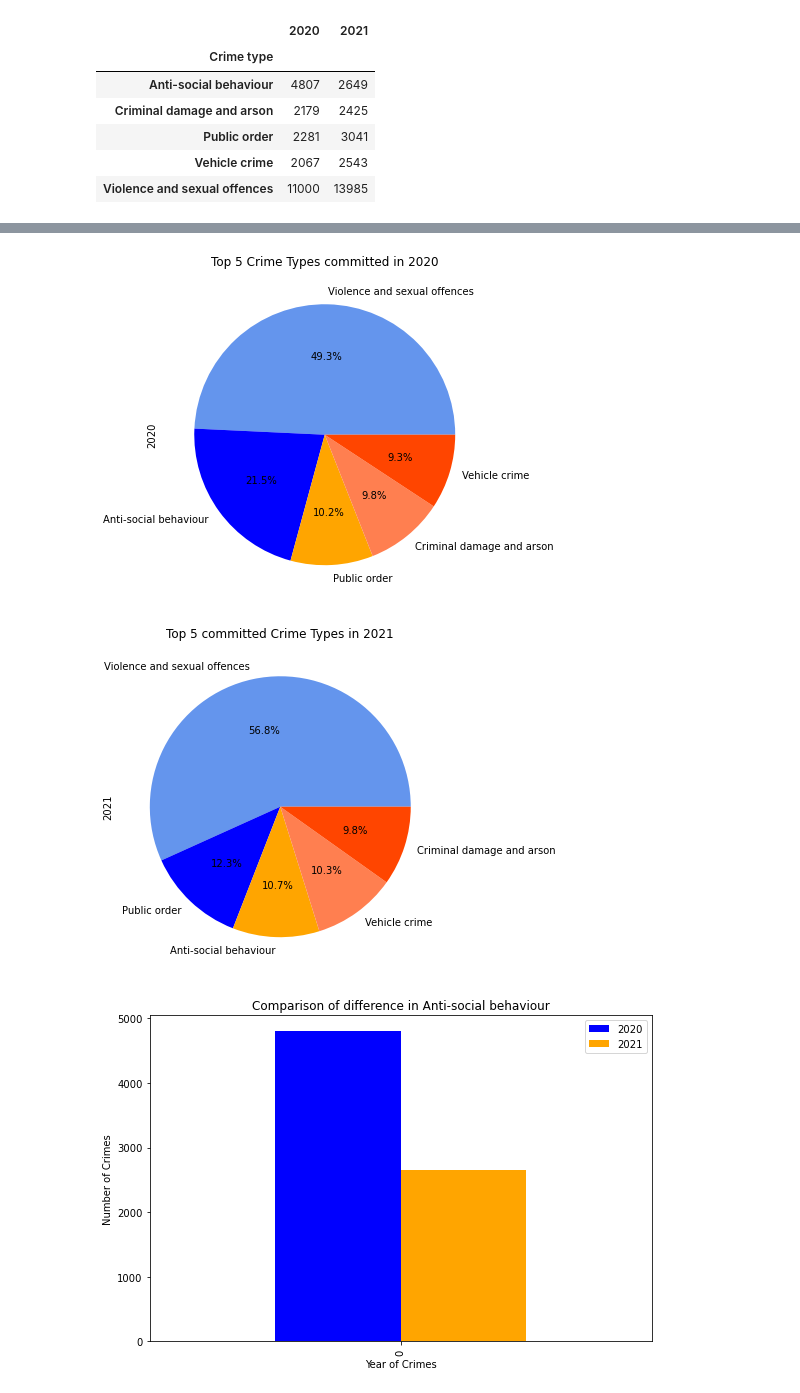
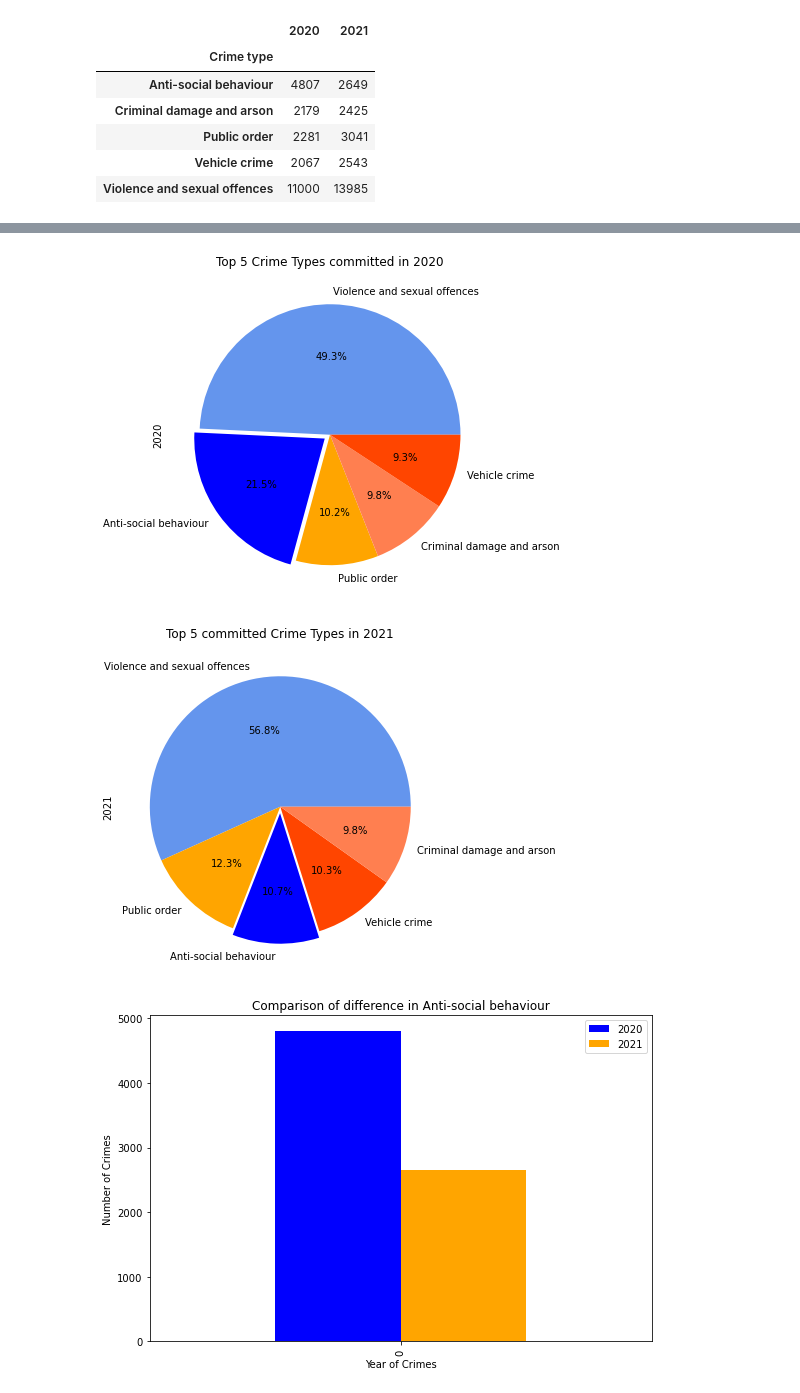
Before and after one commit to hibaa-a/Crime-in-the-West-Midlands, a Jupyter notebook: Crime.ipynb, the cells around one changed output, grey strips where cells are left out. Drawn from its saved outputs; the diff is of its cells as text; code cells hidden in the pictures.

Commit message:
Image update

```diff
--- a/Crime.ipynb
+++ b/Crime.ipynb
@@ -186,13 +186,17 @@ Text(0.5, 1.0, 'Comparison of type of crimes committed')
 # %%
-top_5_2020.plot.pie(autopct= "%1.1f%%", colors = ["cornflowerblue", "blue", "orange", "coral", "orangered"], title="Top 5 Crime Types committed in 2020", figsize=(9,6))
+explode = (0, 0.05, 0, 0, 0)
+top_5_2020.plot.pie(explode=explode, autopct= "%1.1f%%", colors = ["cornflowerblue", "blue", "orange", "coral", "orangered"], title="Top 5 Crime Types committed in 2020", figsize=(9,6))
+plt.savefig("top_5_2020")
 plt.show()
 # %% [output]
-[figure, old version]
+[figure, new version]
 # %%
-top_5_2021.plot.pie(autopct= "%1.1f%%", colors = ["cornflowerblue", "blue", "orange", "coral", "orangered"], title="Top 5 committed Crime Types in 2021", figsize=(9,6))
+explode = (0, 0, 0.05, 0, 0)
+top_5_2021.plot.pie(explode=explode, autopct= "%1.1f%%", colors = ["cornflowerblue", "orange", "blue", "orangered", "coral"], title="Top 5 committed Crime Types in 2021", figsize=(9,6))
+plt.savefig("top_5_2021")
 plt.show()
 # %% [output]
-[figure, old version]
+[figure, new version]
 # %%
 top_5_type_of_crimes_combined.reset_index(inplace = True, drop = True)
 # %%
```
Also changed, not shown: parts of 5 cells of this notebook, 16 other files.
